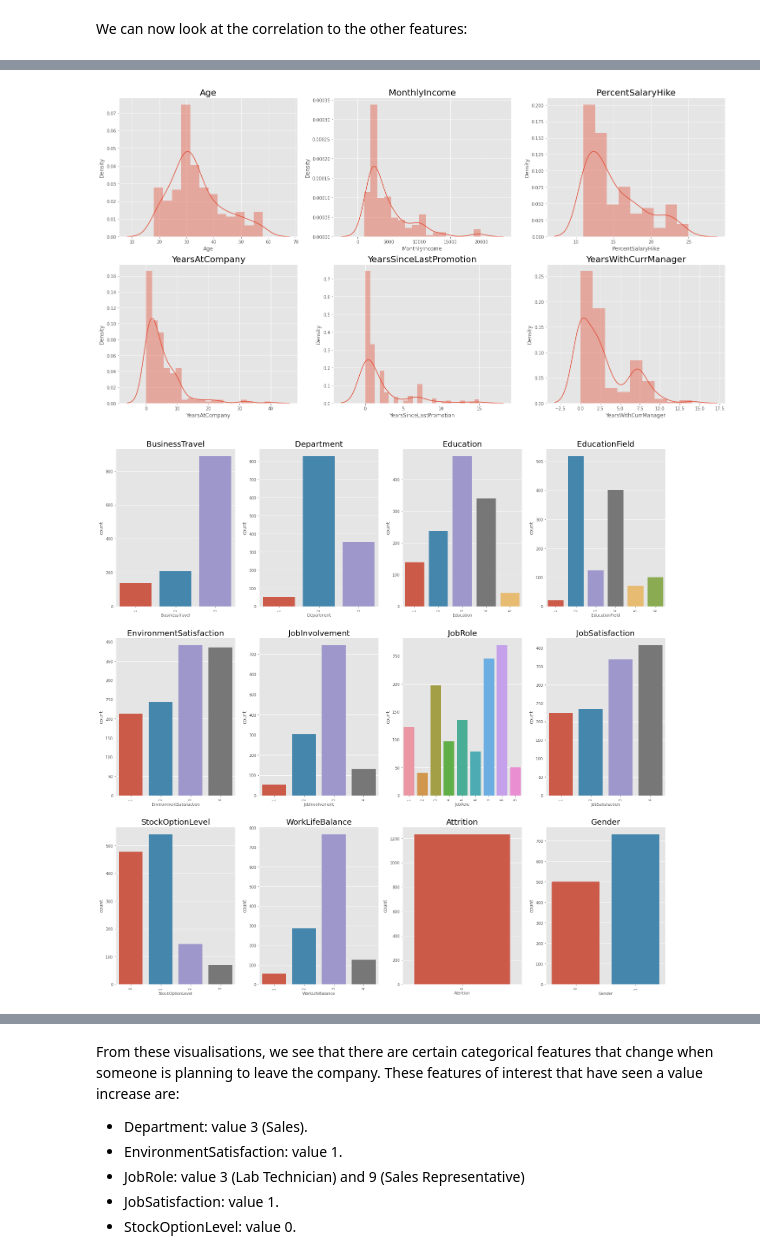
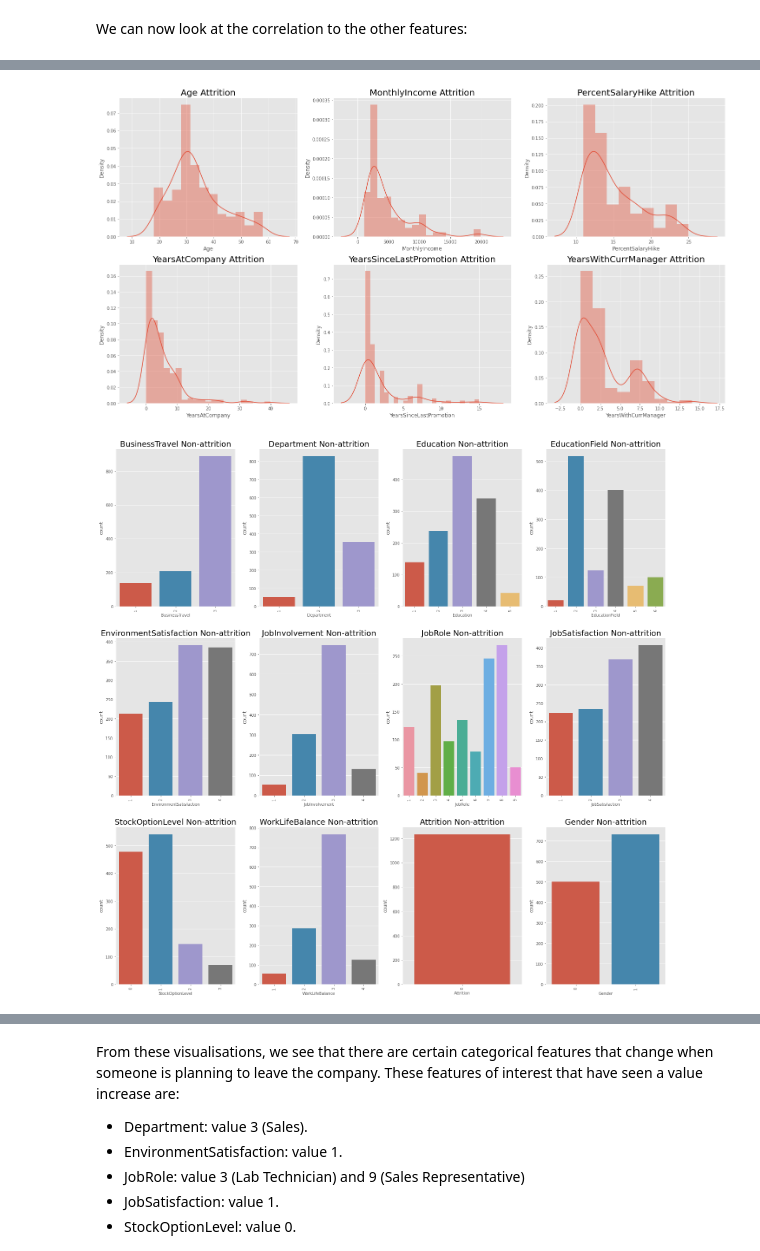
Before and after one commit to Ad2891/Slutuppgift-team12, a Jupyter notebook: Slutuppgift.ipynb, the cells around one changed output, grey strips where cells are left out. Cells and saved outputs as stored; diff of their text form; code cells hidden in the pictures.

```diff
--- a/Slutuppgift.ipynb
+++ b/Slutuppgift.ipynb
@@ -284,7 +283,7 @@ Before moving forward, it would be good see the distrubtion of the data for each
 We first visualise the categorical data below (note that this will be separated into two code blocks as the function can only take 12 values max):
 # %%
 #Function for plotting categorial features
-def countplot(df, independent_features):
+def countplot(df, independent_features, type):
   #create figure with wid=25, len=25
   plt.figure(figsize=(25, 25))
   #go throught the list of values
@@ -292,7 +291,7 @@ def countplot(df, independent_features):
     #create a subdiagram
     ax = plt.subplot(3, 4, loc+1)
     #set the title of the diagram
-    ax.set_title('{}'.format(feature), fontsize=20)
+    ax.set_title('{}'.format(feature + " " + type), fontsize=20)
     #set the labels for the diagram
     ax.set_xlabel('{}'.format(feature), fontsize=10)
     #count the instances of the date in the feature
@@ -369,12 +368,12 @@ plot_dist(noattrition_data, continuous_features)
 # %%
 #Use the graphing method to produce visualisations of continous features for attrition users
-plot_dist(attrition_data, continuous_features)
+plot_dist(attrition_data, continuous_features, "Attrition")
 # %% [output]
-[figure, old version]
+[figure, new version]
 # %%
 #Use the graphing method to produce visualisations of categorical features for attrition users
-countplot(noattrition_data, cat_features)
+countplot(noattrition_data, cat_features, "Non-attrition")
 # %% [output]
-[figure, old version]
+[figure, new version]
 # %%
 #Use the graphing method to produce visualisations of categorical features for attrition users
```
Also changed, not shown: parts of 16 cells of this notebook.
